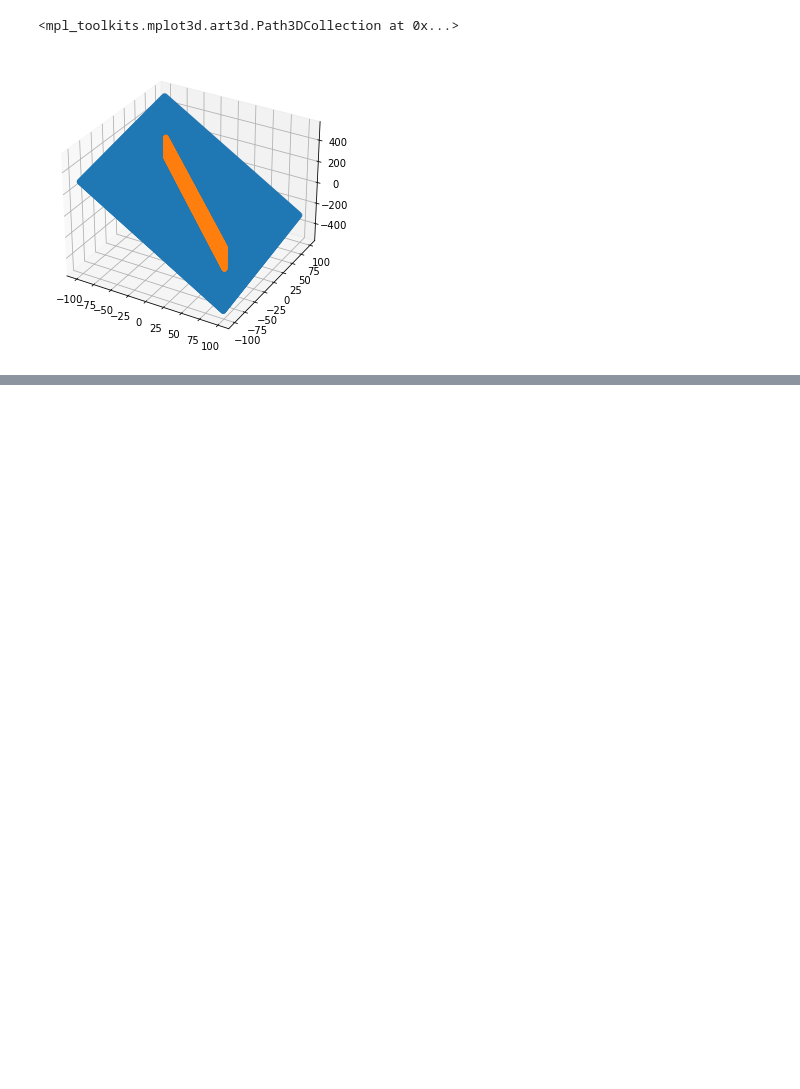
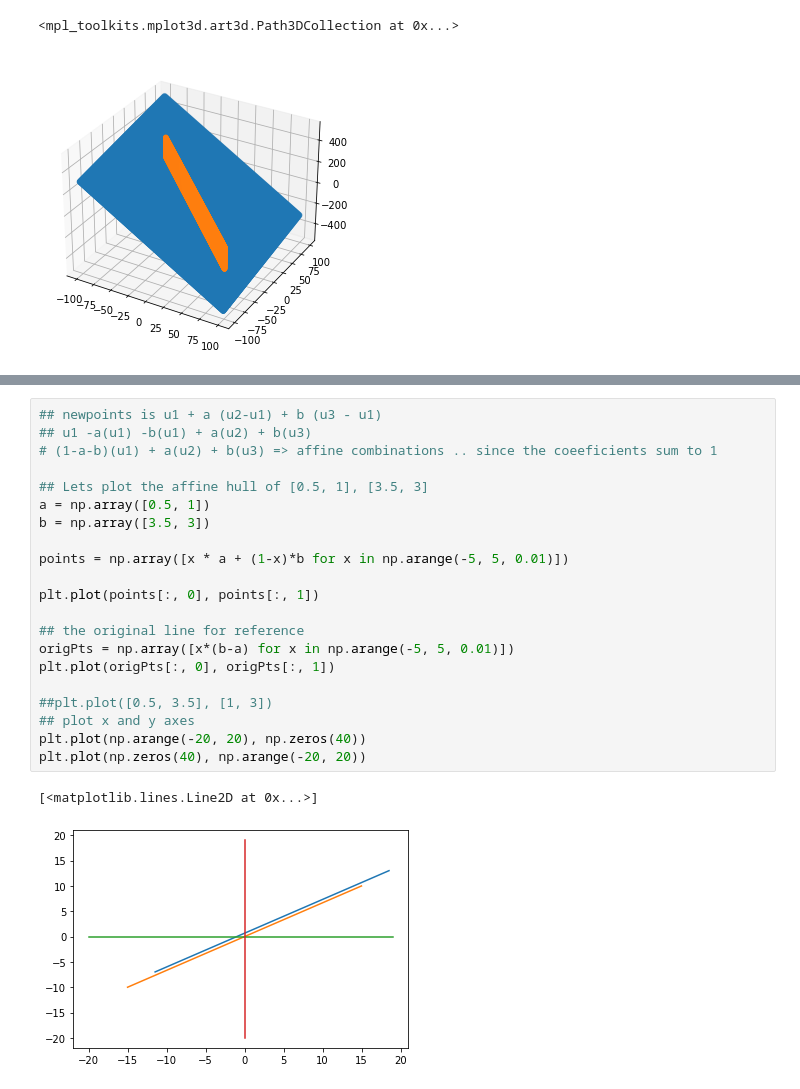
Before and after one commit to shivakumarjayaraman/ctm, a Jupyter notebook: vector/Vector Spaces.ipynb, the cells around one changed output, grey strips where cells are left out. Drawn from its saved outputs; the diff is of its cells as text; blank space fills up the shorter version.

```diff
--- a/vector/Vector Spaces.ipynb
+++ b/vector/Vector Spaces.ipynb
@@ -193,0 +244,24 @@ ax.scatter(points2[:, 0], points2[:, 1], points2[:, 2])
+# %%
+## newpoints is u1 + a (u2-u1) + b (u3 - u1)
+## u1 -a(u1) -b(u1) + a(u2) + b(u3)
+# (1-a-b)(u1) + a(u2) + b(u3) => affine combinations .. since the coeeficients sum to 1
+
+## Lets plot the affine hull of [0.5, 1], [3.5, 3]
+a = np.array([0.5, 1])
+b = np.array([3.5, 3])
+
+points = np.array([x * a + (1-x)*b for x in np.arange(-5, 5, 0.01)])
+
+plt.plot(points[:, 0], points[:, 1])
+
+## the original line for reference
+origPts = np.array([x*(b-a) for x in np.arange(-5, 5, 0.01)])
+plt.plot(origPts[:, 0], origPts[:, 1])
+
+##plt.plot([0.5, 3.5], [1, 3])
+## plot x and y axes
+plt.plot(np.arange(-20, 20), np.zeros(40))
+plt.plot(np.zeros(40), np.arange(-20, 20))
+# %% [output]
+[<matplotlib.lines.Line2D at 0x...>]
+[figure, added]
```
Also changed, not shown: parts of 5 cells of this notebook, 13 other files.
